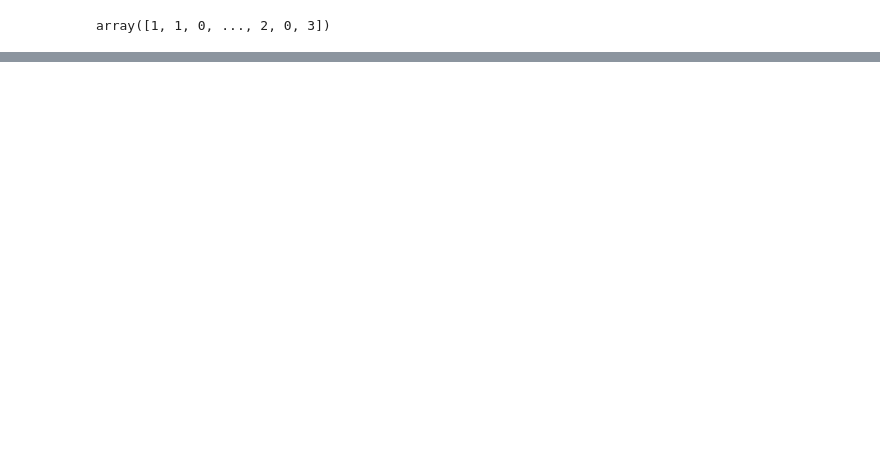
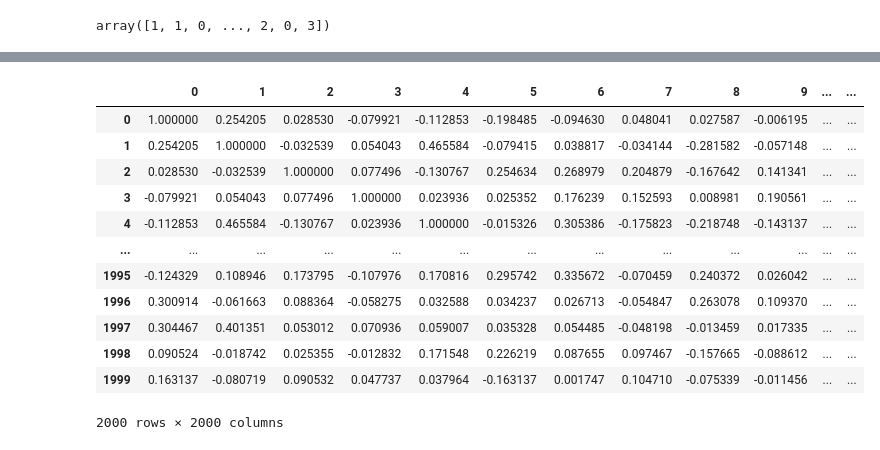
Before and after one commit to KhopSun/DatingApp_MatchMaking, a Jupyter notebook: Workspace.ipynb, the cells around one changed output, grey strips where cells are left out. Saved outputs shown, nothing was run; the diff lists cells and outputs as text; code cells hidden in the pictures; blank space fills up the shorter version.

Commit message:
organizing dating profiles

```diff
--- a/Workspace.ipynb
+++ b/Workspace.ipynb
@@ -804,0 +817,2 @@ df_profiles.to_csv('df_profiles_clustered.csv', index=False)
+# %%
+df_tokenized_binarized_vectorized = pd.read_csv('random_chulalongkorn_profiles_bioTokenized_binarized_vectorized.csv')
@@ -804,0 +821,2 @@ df_profiles.to_csv('df_profiles_clustered.csv', index=False)
+# %%
+df_tokenized_binarized_vectorized.drop(columns=['BirthDate', 'Gender', 'PreferredGender', 'LookingFor', 'Faculty', 'PersonalTraits', 'Interests', 'Values', 'Bio', 'Bio_processed'], inplace=True)
@@ -804,0 +833,18 @@ df_profiles.to_csv('df_profiles_clustered.csv', index=False)
+# %%
+df_corr = df_tokenized_binarized_vectorized.T.corr()
+# %%
+df_corr
+# %% [output]
+|  | 0 | 1 | 2 | 3 | 4 | 5 | 6 | 7 | 8 | 9 | ... | ... |
+| 0 | 1.000000 | 0.254205 | 0.028530 | -0.079921 | -0.112853 | -0.198485 | -0.094630 | 0.048041 | 0.027587 | -0.006195 | ... | ... |
+| 1 | 0.254205 | 1.000000 | -0.032539 | 0.054043 | 0.465584 | -0.079415 | 0.038817 | -0.034144 | -0.281582 | -0.057148 | ... | ... |
+| 2 | 0.028530 | -0.032539 | 1.000000 | 0.077496 | -0.130767 | 0.254634 | 0.268979 | 0.204879 | -0.167642 | 0.141341 | ... | ... |
+| 3 | -0.079921 | 0.054043 | 0.077496 | 1.000000 | 0.023936 | 0.025352 | 0.176239 | 0.152593 | 0.008981 | 0.190561 | ... | ... |
+| 4 | -0.112853 | 0.465584 | -0.130767 | 0.023936 | 1.000000 | -0.015326 | 0.305386 | -0.175823 | -0.218748 | -0.143137 | ... | ... |
+| ... | ... | ... | ... | ... | ... | ... | ... | ... | ... | ... | ... | ... |
+| 1995 | -0.124329 | 0.108946 | 0.173795 | -0.107976 | 0.170816 | 0.295742 | 0.335672 | -0.070459 | 0.240372 | 0.026042 | ... | ... |
+| 1996 | 0.300914 | -0.061663 | 0.088364 | -0.058275 | 0.032588 | 0.034237 | 0.026713 | -0.054847 | 0.263078 | 0.109370 | ... | ... |
+| 1997 | 0.304467 | 0.401351 | 0.053012 | 0.070936 | 0.059007 | 0.035328 | 0.054485 | -0.048198 | -0.013459 | 0.017335 | ... | ... |
+| 1998 | 0.090524 | -0.018742 | 0.025355 | -0.012832 | 0.171548 | 0.226219 | 0.087655 | 0.097467 | -0.157665 | -0.088612 | ... | ... |
+| 1999 | 0.163137 | -0.080719 | 0.090532 | 0.047737 | 0.037964 | -0.163137 | 0.001747 | 0.104710 | -0.075339 | -0.011456 | ... | ... |
+2000 rows × 2000 columns
```
Also changed, not shown: parts of 9 cells of this notebook.
